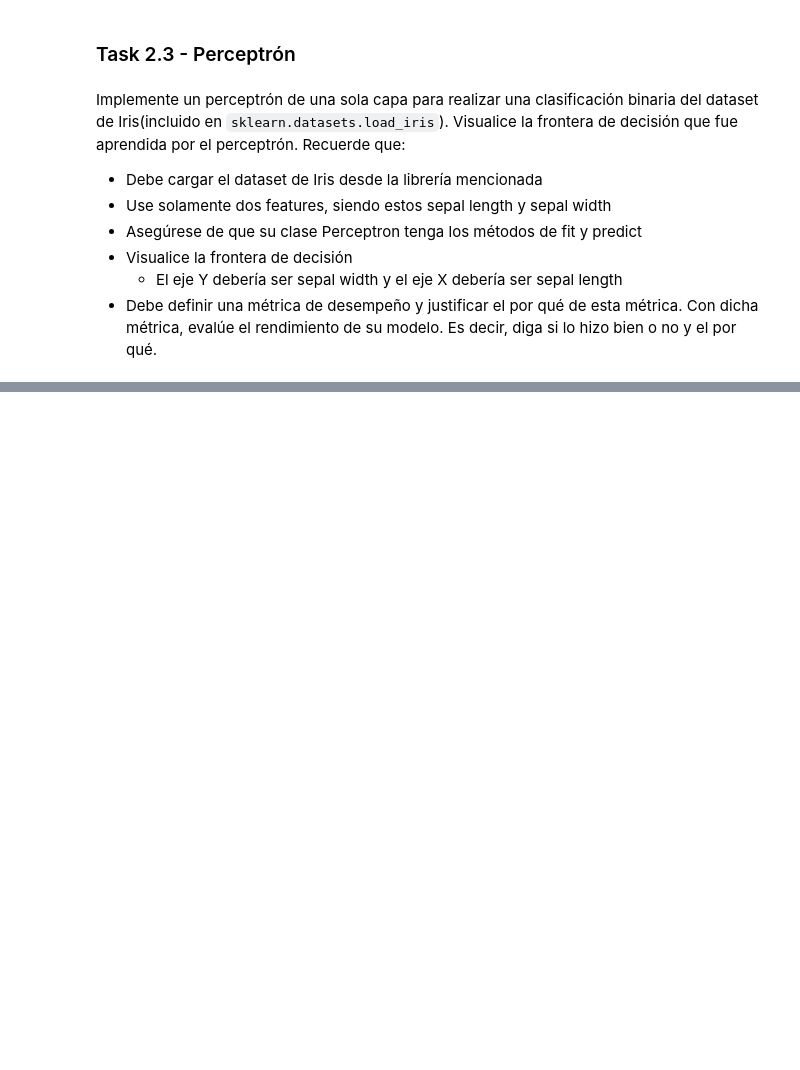
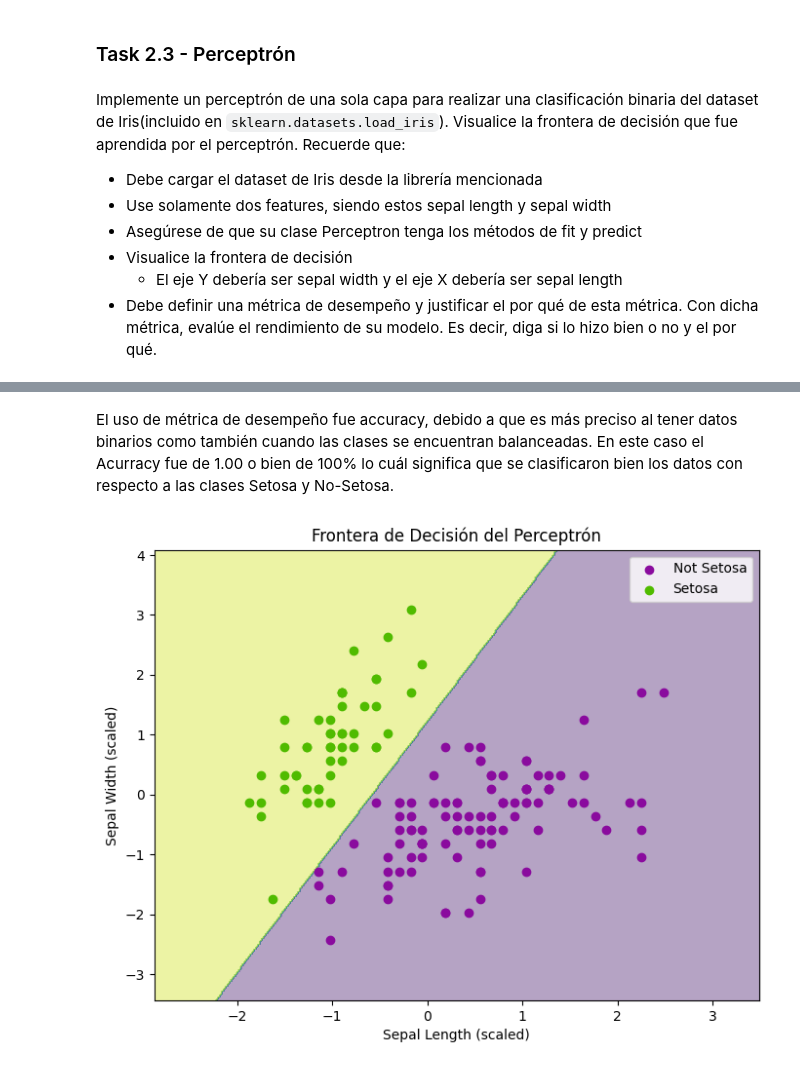
Before and after one commit to FabianKel/LAB3-IA, a Jupyter notebook: LAB3-IA.ipynb, the cells around one changed output, grey strips where cells are left out. Drawn from its saved outputs; the diff is of its cells as text; code cells hidden in the pictures; blank space fills up the shorter version.

```diff
--- a/LAB3-IA.ipynb
+++ b/LAB3-IA.ipynb
@@ -87,0 +186,13 @@ Recuerde que:
+# %%
+# Crear y entrenar el perceptrón
+perceptron = Perceptron(learning_rate=0.01, n_iterations=100)
+perceptron.fit(X_train, y_train)
+
+# Hacer predicciones
+y_pred = perceptron.predict(X_test)
+
+# Calcular accuracy
+accuracy = accuracy_score(y_test, y_pred)
+print(f"Accuracy: {accuracy:.2f}")
+print("\nReporte de Clasificación:")
+print(classification_report(y_test, y_pred))
@@ -87,0 +211,25 @@ Recuerde que:
+# %% [markdown]
+El uso de métrica de desempeño fue accuracy, debido a que es más preciso al tener datos binarios como también cuando las clases se encuentran balanceadas. En este caso el Acurracy fue de 1.00 o bien de 100% lo cuál significa que se clasificaron bien los datos con respecto a las clases Setosa y No-Setosa.
+# %%
+# Crear una malla para visualizar la frontera de decisión
+x_min, x_max = X_scaled[:, 0].min() - 1, X_scaled[:, 0].max() + 1
+y_min, y_max = X_scaled[:, 1].min() - 1, X_scaled[:, 1].max() + 1
+xx, yy = np.meshgrid(np.arange(x_min, x_max, 0.02),
+                     np.arange(y_min, y_max, 0.02))
+
+# Predicciones en la malla
+Z = perceptron.predict(np.c_[xx.ravel(), yy.ravel()])
+Z = Z.reshape(xx.shape)
+
+# Grafica
+plt.figure(figsize=(8, 6))
+plt.contourf(xx, yy, Z, alpha=0.4)
+plt.scatter(X_scaled[y == 0, 0], X_scaled[y == 0, 1], color='#8a0b9e', label='Not Setosa')
+plt.scatter(X_scaled[y == 1, 0], X_scaled[y == 1, 1], color='#50bb00', label='Setosa')
+plt.xlabel('Sepal Length (scaled)')
+plt.ylabel('Sepal Width (scaled)')
+plt.title('Frontera de Decisión del Perceptrón')
+plt.legend()
+plt.show()
+# %% [output]
+[figure, added]
```
Also changed, not shown: parts of 14 cells of this notebook, 1 other file.
